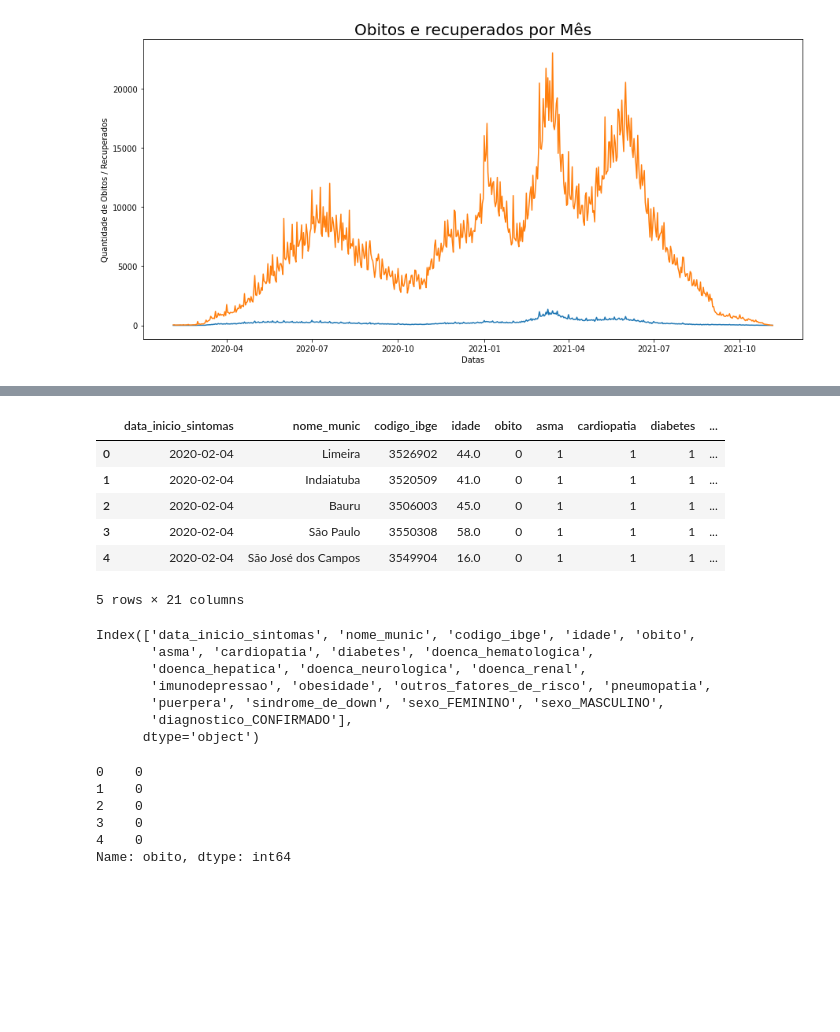
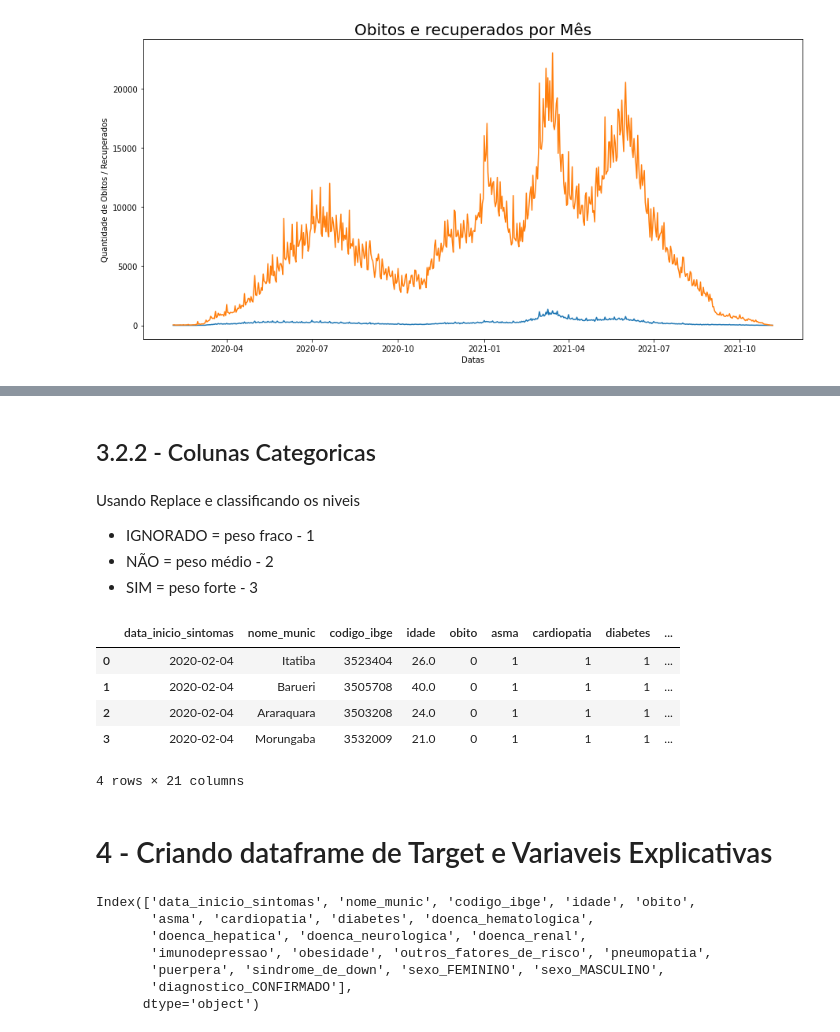
Before and after one commit to 1colete/dh_projeto_integrador, a Jupyter notebook: 2_modelagem.ipynb, the cells around one changed output, grey strips where cells are left out. Saved outputs shown, nothing was run; the diff lists cells and outputs as text; code cells hidden in the pictures; blank space fills up the shorter version.

```diff
--- a/2_modelagem.ipynb
+++ b/2_modelagem.ipynb
@@ -190,0 +137,2 @@ df_nonan_reposta = df_nonan_reposta.reset_index()
+# %% [markdown]
+## 3.2.2 - Colunas Categoricas
@@ -190,0 +143,5 @@ df_nonan_reposta = df_nonan_reposta.reset_index()
+# %% [markdown]
+Usando Replace e classificando os niveis
+- IGNORADO = peso fraco - 1
+- NÃO      = peso médio - 2
+- SIM      = peso forte - 3
@@ -191,13 +153,14 @@ df_nonan_reposta = df_nonan_reposta.reset_index()
 # %%
-df_nonan_reposta.head()
+df_nonan_reposta.head(4)
 # %% [output]
 |  | data_inicio_sintomas | nome_munic | codigo_ibge | idade | obito | asma | cardiopatia | diabetes | ... |
-| 0 | 2020-02-04 | Limeira | 3526902 | 44.0 | 0 | 1 | 1 | 1 | ... |
-| 1 | 2020-02-04 | Indaiatuba | 3520509 | 41.0 | 0 | 1 | 1 | 1 | ... |
-| 2 | 2020-02-04 | Bauru | 3506003 | 45.0 | 0 | 1 | 1 | 1 | ... |
-| 3 | 2020-02-04 | São Paulo | 3550308 | 58.0 | 0 | 1 | 1 | 1 | ... |
-| 4 | 2020-02-04 | São José dos Campos | 3549904 | 16.0 | 0 | 1 | 1 | 1 | ... |
+| 0 | 2020-02-04 | Itatiba | 3523404 | 26.0 | 0 | 1 | 1 | 1 | ... |
+| 1 | 2020-02-04 | Barueri | 3505708 | 40.0 | 0 | 1 | 1 | 1 | ... |
+| 2 | 2020-02-04 | Araraquara | 3503208 | 24.0 | 0 | 1 | 1 | 1 | ... |
+| 3 | 2020-02-04 | Morungaba | 3532009 | 21.0 | 0 | 1 | 1 | 1 | ... |
-5 rows × 21 columns
+4 rows × 21 columns
+# %% [markdown]
+# 4 - Criando dataframe de Target e Variaveis Explicativas
 # %%
 df_nonan_reposta.columns
 # %% [output]
@@ -215,12 +179,3 @@ colunms_drop = ['data_inicio_sintomas','nome_munic','codigo_ibge','obito','diagn
 X = df_nonan_reposta.drop(columns=colunms_drop)
 # variável target
 y = df_nonan_reposta['obito']
-# %%
-y.head()
-# %% [output]
-0    0
-1    0
-2    0
-3    0
-4    0
-Name: obito, dtype: int64
```
Also changed, not shown: parts of 22 cells of this notebook.
